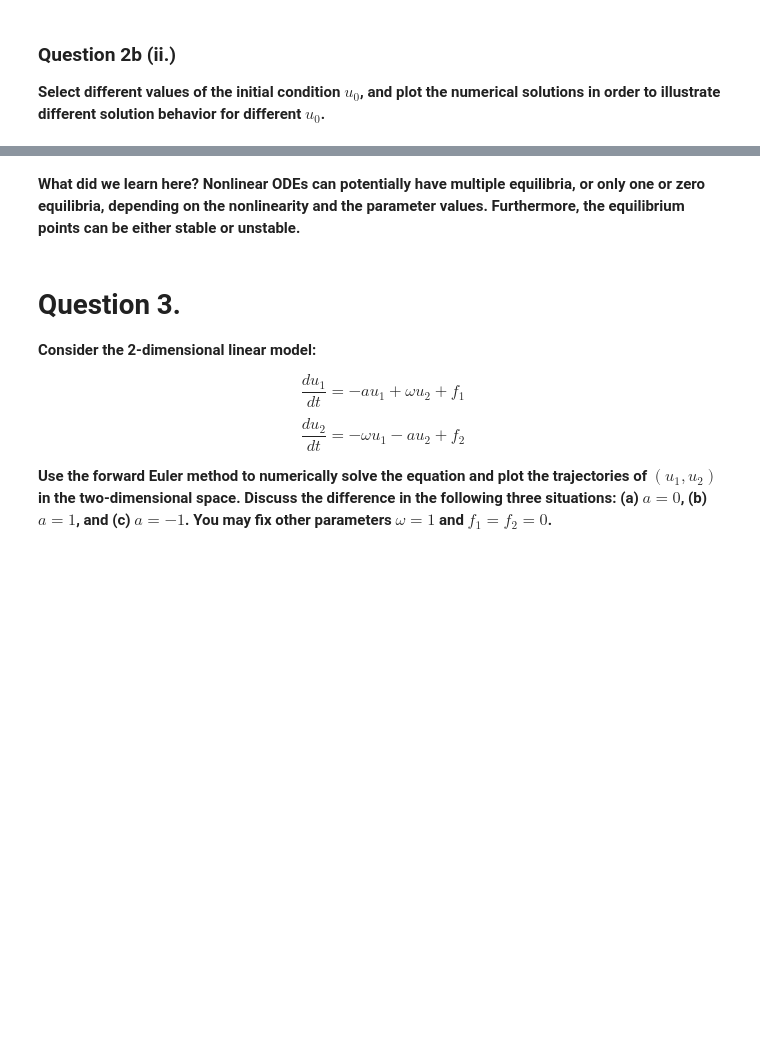
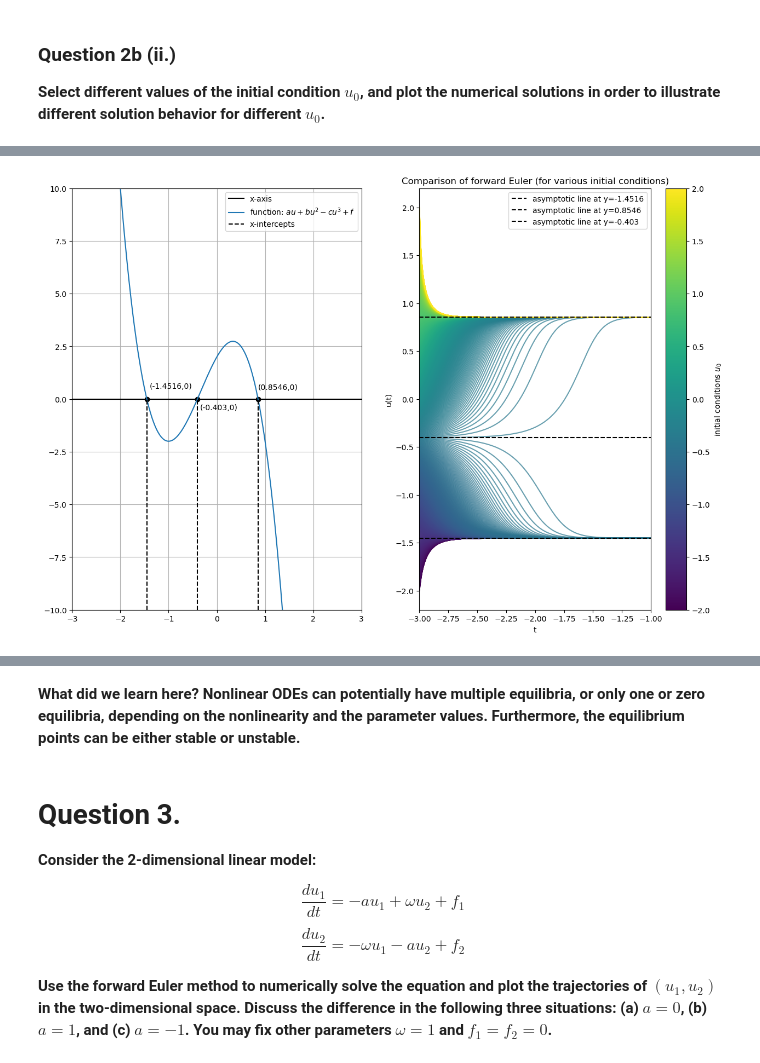
Before and after one commit to Stochastic1017/MATH_616, a Jupyter notebook: Homeworks/Homework 1/Homework 1.ipynb, the cells around one changed output, grey strips where cells are left out. Cells and saved outputs as stored; diff of their text form; code cells hidden in the pictures; blank space fills up the shorter version.

```diff
--- a/Homeworks/Homework 1/Homework 1.ipynb
+++ b/Homeworks/Homework 1/Homework 1.ipynb
@@ -487,0 +437,100 @@ plt.show()
+# %%
+xlim = [-3, 3]
+ylim = [-10, 10]
+
+u = np.linspace(xlim[0], xlim[1], 1000)
+u_diff_output = []
+for u_curr in u:
+    u_diff_output.append(du_dt(a=a, b=b, c=c, f=f, u=u_curr))
+
+fig, (ax0, ax1) = plt.subplots(1, 2, figsize=(15, 10))
+ax0.plot([xlim[0], xlim[1]], [0,0], linestyle='-', color='black', label='x-axis')
+ax0.plot(u, u_diff_output, label=f'function: $au + bu^2 - cu^3 + f$')
+
+ax0.scatter(r[0].real, 0, color='black')
+ax0.plot([r[0].real, r[0].real],
+         [ylim[0], 0],
+         linestyle='dashed',
+         color='black',
+         label=f'x-intercepts')
+ax0.annotate(text=f"({r[0].real},0)", xy=[-1.4,0.5])
+
+ax0.scatter(r[1].real, 0, color='black')
+ax0.plot([r[1].real, r[1].real],
+         [ylim[0], 0],
+         linestyle='dashed',
+         color='black')
+ax0.annotate(text=f"({r[1].real},0)", xy=[0.85, 0.45])
+
+ax0.scatter(r[2].real, 0, color='black')
+ax0.plot([r[2].real, r[2].real],
+         [ylim[0], 0],
+         linestyle='dashed',
+         color='black')
+ax0.annotate(text=f"({r[2].real},0)", xy=[-0.35,-0.5])
+
+ax0.set_xlim(xlim[0], xlim[1])
+ax0.set_ylim(ylim[0], ylim[1])
+ax0.legend()
+ax0.grid(True)
+
+# Plotting forward Euler approximation (for various step-sizes)
+num_points = 1000
+start = -2
+end = 2
+u0_values = np.linspace(start, end, num_points)
+t_list = []
+y_list = []
+
+# Defining color schema
+cmap = cm.get_cmap('viridis')
+colors = [cmap(i) for i in np.linspace(0, 1, num_points)]
+
+# Calculate and plot for each initial condition with respective color
+for i, u0 in enumerate(u0_values):
+    t, y = forward_euler(u0=u0, t0=xlim[0], tend=xlim[1], h=0.01, a=a, b=b, c=c, f=f)
+    t_list.append(t)
+    y_list.append(y)
+    ax1.plot(t, y,
+             alpha=0.7,
+             color=colors[i],
+             #label=f'Forward Euler Approximation ($u_0$={round(u0, 2)})'
+             )
+
+ax1.plot([xlim[0], xlim[1]],
+         [r[0].real, r[0].real],
+         linestyle='--',
+         color='black',
+         label=f'asymptotic line at y={r[0].real}')
+
+ax1.plot([xlim[0], xlim[1]],
+         [r[1].real, r[1].real],
+         linestyle='--',
+         color='black',
+         label=f'asymptotic line at y={r[1].real}')
+
+ax1.plot([xlim[0], xlim[1]],
+         [r[2].real, r[2].real],
+         linestyle='--',
+         color='black',
+         label=f'asymptotic line at y={r[2].real}')
+
+ax1.set_xlabel('t')
+ax1.set_ylabel('u(t)')
+ax1.set_title('Comparison of forward Euler (for various initial conditions)')
+ax1.set_xlim(-3,-1)
+ax1.grid(False)
+ax1.legend()
+
+# Add a colorbar to show the mapping from step size to color
+sm = plt.cm.ScalarMappable(cmap=cmap, norm=plt.Normalize(vmin=start, vmax=end))
+sm.set_array([])
+
+# Add the colorbar explicitly associated with the current axes
+cbar = fig.colorbar(sm, ax=ax1)
+cbar.set_label('initial conditions $u_0$')
+
+plt.show()
+plt.figure(figsize=(15, 10))
+# %% [output]
+[figure, added]
```
Also changed, not shown: parts of 17 cells of this notebook, 1 other file.
